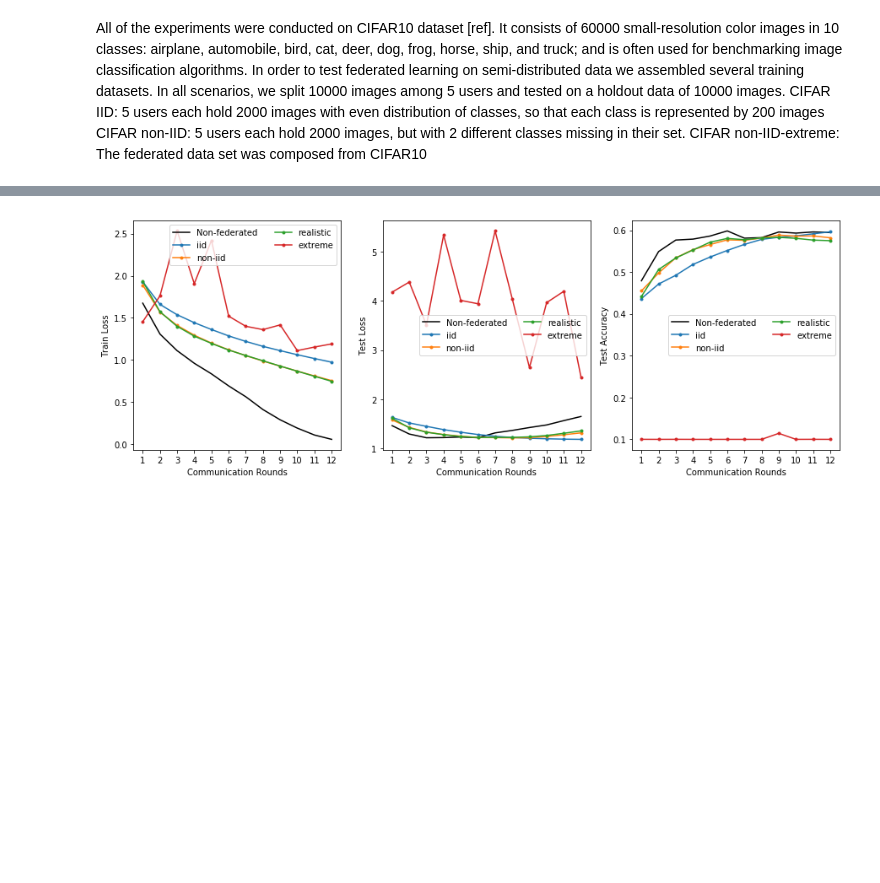
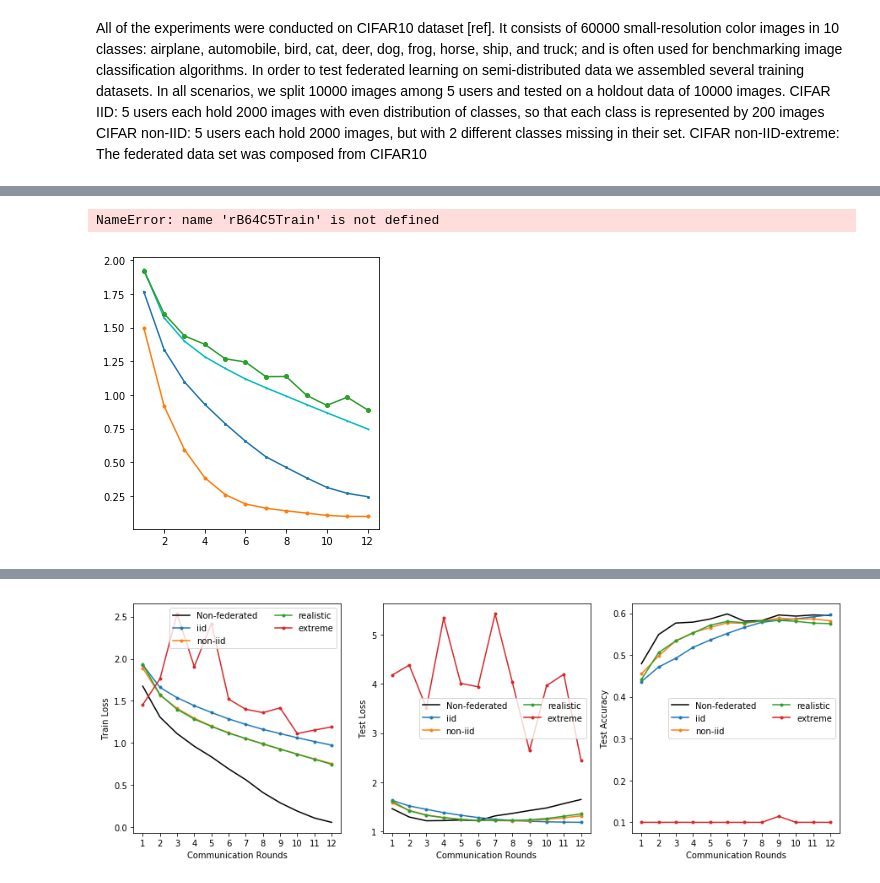
Before and after one commit to abogdanova/FedMed, a Jupyter notebook: Experiments.ipynb, the cells around one changed output, grey strips where cells are left out. Saved outputs shown, nothing was run; the diff lists cells and outputs as text; code cells hidden in the pictures; blank space fills up the shorter version.

Commit message:
realistic experiments

```diff
--- a/Experiments.ipynb
+++ b/Experiments.ipynb
@@ -209 +165,68 @@ plt.show()
+# %%
+# Exp 7 Realistic
+plt.figure(figsize=(15,5))
+
+plt.subplot(1,3,1)
+#plt.plot(NFTrain, color="grey",  marker='*', markersize = 4, label="Non-federated")
+#plt.plot(iB64E1Train, color="c",label='E1 B64', linestyle=":")
+plt.plot(rE1C5Train, color="c", marker='o', label='E1 C5', markersize = 1)
+plt.plot(rE2C5Train, marker='o', label='E2 C5', markersize = 2)
+plt.plot(rE3C5Train, marker='o', label='E3 C5', markersize = 3)
+plt.plot(rE1C4Train, marker='o', label='E1 C4', markersize = 4)
+plt.plot(rB64C5Train, label='B64 C5', linestyle='--')
+plt.plot(rB64C4Train, label='B64 C4', linestyle='--')
+plt.plot(rB128C4Train, label='B128 C4', linestyle=':')
+plt.plot(rB128C5Train, label='B128 C5', linestyle=':')
+#plt.plot(iE12C5Train, marker='*', label='E12 B32', markersize = 8)
+plt.hlines(0.067, 0, 13, color='grey', linestyles='--')
+plt.xticks(np.arange(1, 13, step=1))
+plt.ylabel('Train Loss')
+plt.xlabel('Communication Rounds')
+plt.title("CIFAR10R")
+plt.legend(ncol=2)
+
+plt.subplot(1,3,3)
+#plt.plot(NFAccuracy, color="grey",  marker='*', markersize = 4, label="Non-federated")
+#plt.plot(iB64E1Accuracy, color='c', label='E1 B64', linestyle=":")
+plt.plot(rE1C5Accuracy, color='c', marker='o', label='E1 C5', markersize = 1)
+plt.plot(rE2C5Accuracy, marker='o', label='E2 C5', markersize = 2)
+plt.plot(rE3C5Accuracy, marker='o', label='E3 C5', markersize = 3)
+plt.plot(rE1C4Accuracy, marker='o', label='E1 C4', markersize = 4)
+plt.plot(rB64C5Accuracy, label='B64 C5', linestyle='--')
+plt.plot(rB64C4Accuracy, label='B64 C4', linestyle='--')
+plt.plot(rB128C4Accuracy, label='B128 C4', linestyle=':')
+plt.plot(rB128C5Accuracy, label='B128 C5', linestyle=':')
+#plt.plot(iE12C5Accuracy, marker='*', label='E12 B32', markersize = 8)
+plt.xticks(np.arange(1, 13, step=1))
+plt.hlines(0.60, 0, 13, color='grey', linestyles='--')
+plt.ylabel('Test Accuracy')
+plt.xlabel('Communication Rounds')
+plt.title("CIFAR10 R")
+plt.legend(ncol=2)
+
+plt.subplot(1,3,2)
+#plt.plot(NFTest, color="grey",  marker='*', markersize = 4, label="Non-federated")
+#plt.plot(iB64E1Test, color='c', label='E1 B64', linestyle=":")
+plt.plot(rE1C5Test, color='c', marker='o', label='E1 C5', markersize = 1)
+plt.plot(rE2C5Test, marker='o', label='E2 C5', markersize = 2)
+plt.plot(rE3C5Test, marker='o', label='E3 C5', markersize = 3)
+plt.plot(rE1C4Test, marker='o', label='E1 C4', markersize = 4)
+plt.plot(rB64C5Test, label='B64 C5', linestyle='--')
+plt.plot(rB64C4Test, label='B64 C4', linestyle='--')
+plt.plot(rB128C4Test, label='B128 C4', linestyle=':')
+plt.plot(rB128C5Test, label='B128 C5', linestyle=':')
+#plt.plot(iE12C5Test, marker='*', label='E12 B32', markersize = 8)
+plt.hlines(1.65, 0, 13, color='grey', linestyles='--')
+plt.xticks(np.arange(1, 13, step=1))
+plt.ylabel('Test Loss')
+plt.xlabel('Communication Rounds')
+plt.title("CIFAR10 R")
+plt.legend(ncol=2)
+
+
+
+plt.show()
+# %% [output]
+NameError: name 'rB64C5Train' is not defined
+[figure, added]
 # %%
```
Also changed, not shown: parts of 4 cells of this notebook, 5 other files.
